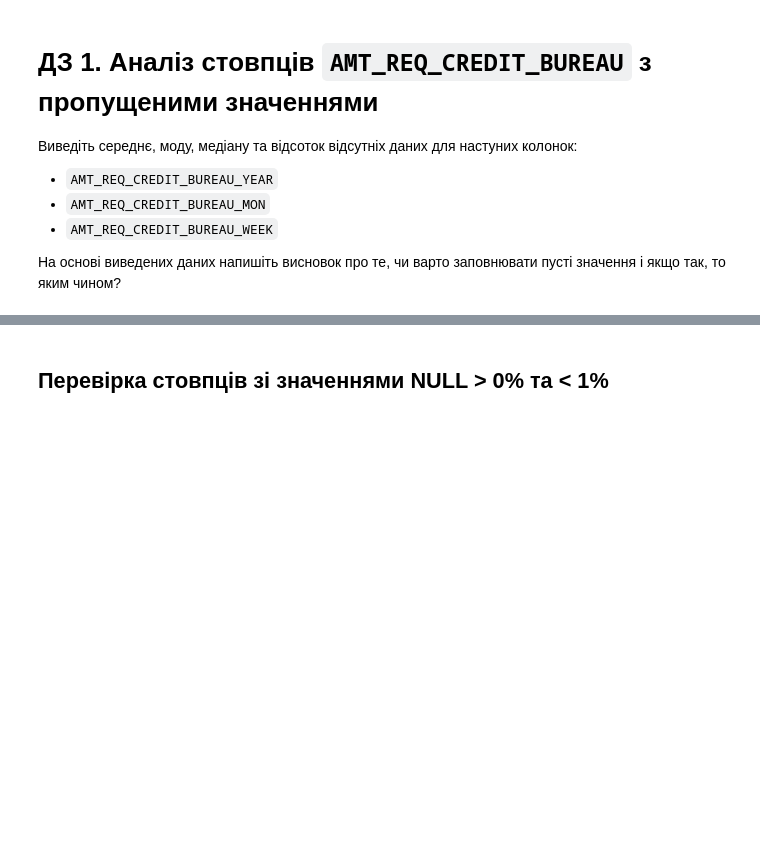
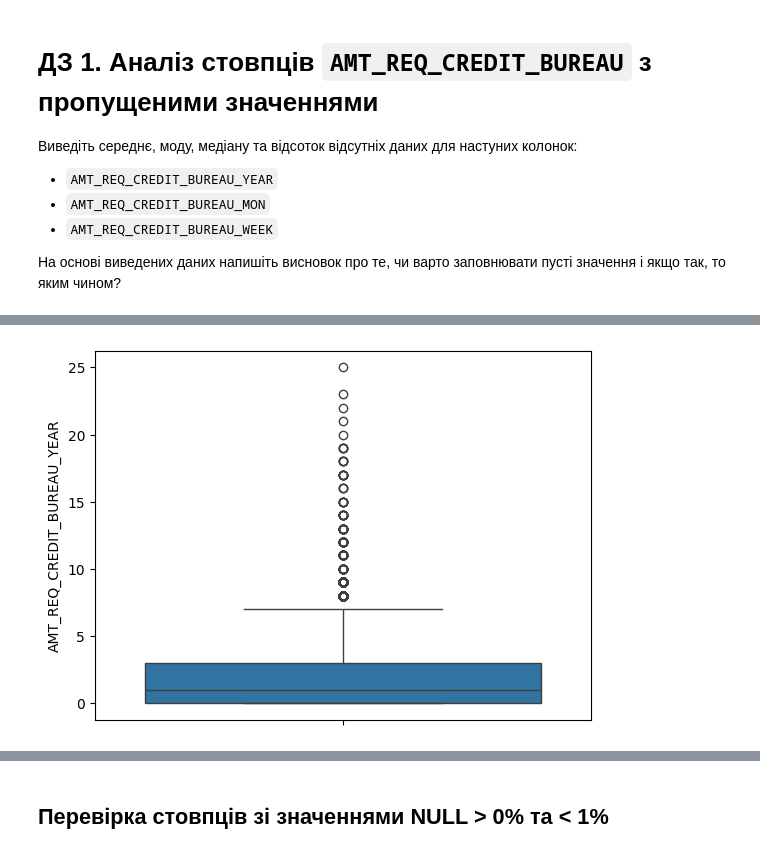
Before and after one commit to tarazevych/HW_for_Python, a Jupyter notebook: HW_1_2_Credit_EDA_Tarazevych.ipynb, the cells around one changed output, grey strips where cells are left out. Cells and saved outputs as stored; diff of their text form; code cells hidden in the pictures; blank space fills up the shorter version.

```diff
--- a/HW_1_2_Credit_EDA_Tarazevych.ipynb
+++ b/HW_1_2_Credit_EDA_Tarazevych.ipynb
@@ -572,0 +601,6 @@ np.float64(0.5108529061799657)
+# %%
+#дивимося розкиди
+sns.boxplot(df.AMT_REQ_CREDIT_BUREAU_YEAR)
+plt.show()
+# %% [output]
+[figure, added]
```
Also changed, not shown: parts of 25 cells of this notebook.
